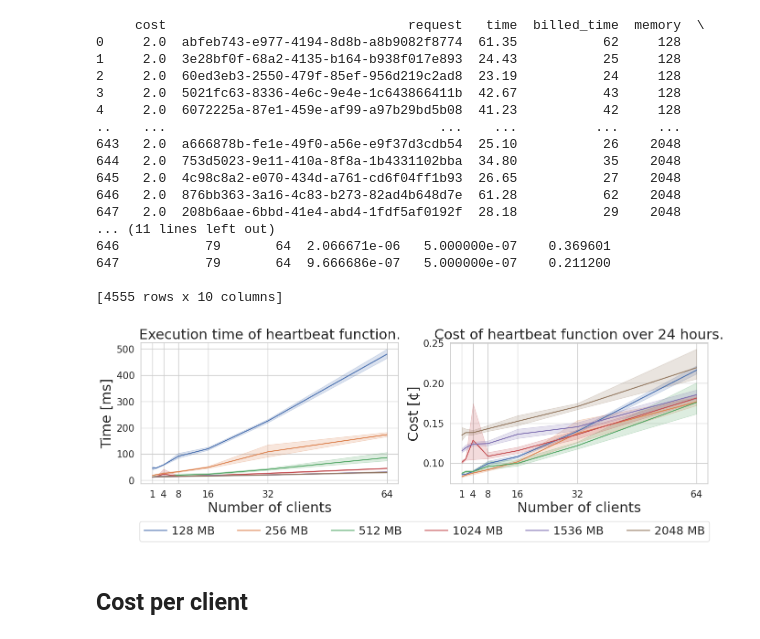
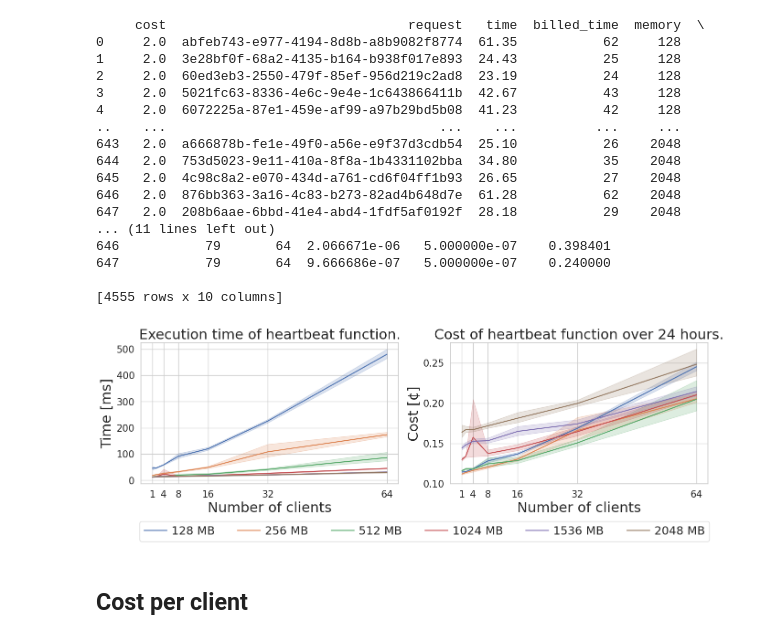
Before and after one commit to spcl/faaskeeper-paper-artifact, a Jupyter notebook: analysis/heartbeat/plots.ipynb, the cells around one changed output. Drawn from its saved outputs; the diff is of its cells as text; code cells hidden in the pictures.

```diff
--- a/analysis/heartbeat/plots.ipynb
+++ b/analysis/heartbeat/plots.ipynb
@@ -42,13 +42,11 @@ dynamodb_r_cost = 0.25 / 10**6
 df['compute_cost'] = df['billed_time'] * df['memory'] * (duration_cost / 1000) / 1024.0
 df['database_cost'] = df['cost'] * dynamodb_r_cost
 # convert to cents
-df['total_cost'] = df['compute_cost'] * requests + df['database_cost'] * requests
+df['total_cost'] = df['compute_cost'] * requests + requests * request_cost + df['database_cost'] * requests
 df['total_cost'] *= 100
 print(df)
 
 sns.lineplot(data=df, x='clients', y='time', hue='memory', ax=axes[0], palette=["C0", "C1", "C2", "C3", "C4", "C5"])#,fontsize=20)
-#sns.lineplot(data=persistent.loc[persistent['op'] == 'write'], x='size', y='data', ax=axes[0], label='S3')#,fontsize=20)
-#axes[0].legend(fontsize=20)
 sns.lineplot(data=df, x='clients', y='total_cost', hue='memory', ax=axes[1], palette=["C0", "C1", "C2", "C3", "C4", "C5"])#,fontsize=20)
 
 
@@ -56,7 +54,7 @@ locs = [2 ** i for i in range(0, 8)]
 del locs[1]
 axes[0].xaxis.set_major_locator(ticker.FixedLocator(locs))
 axes[1].xaxis.set_major_locator(ticker.FixedLocator(locs))
-#axes[0].xaxis.set_major_formatter(ticker.FormatStrFormatter("%.2f"))
+axes[1].yaxis.set_major_formatter(ticker.FormatStrFormatter("%.2f"))
 #axes[0].set_ylim(0, 410)
 #axes[0].set_yscale('log')
 #axes[1].set_ylim(0, 410)
@@ -67,61 +65,37 @@ axes[1].set_ylabel('Cost [¢]',fontsize=22)
 axes[0].set_title('Execution time of heartbeat function.', fontsize=22)
 axes[1].set_title('Cost of heartbeat function over 24 hours.', fontsize=22)
 axes[0].tick_params(axis='x', labelsize=15)
 axes[0].tick_params(axis='y', labelsize=15)
 axes[1].tick_params(axis='x', labelsize=15)
 axes[1].tick_params(axis='y', labelsize=15)
 
-#axes[1].annotate('Penalty on cross\nregion access.', xy=(300, 210),
-#            xytext=(200, 80), fontsize=20, fontweight='bold',
-#            arrowprops=dict(facecolor='black', shrink=0.05)
-#)
-#axes[1].annotate('', xy=(300, 30),
-#            xytext=(300, 80), fontsize=20, fontweight='bold',
-#            arrowprops=dict(facecolor='black', shrink=0.05)
-#)
-#axes[1].annotate('Slow writes on large\n(user) data.', xy=(300, 300),
-#            xytext=(0, 230), fontsize=20, fontweight='bold',
-#            arrowprops=dict(facecolor='black', shrink=0.05)
-#)
-
-#axes[0].annotate('Penalty on cross region access.', xy=(490, 380),
-#            xytext=(0, 300), fontsize=20, fontweight='bold',
-#            arrowprops=dict(facecolor='black', shrink=0.05),
-#            #ha='left'
-#)
-#axes[0].annotate('Efficient read and write\non large user data.', xy=(400, 100),
-#            xytext=(150, 125), fontsize=20, fontweight='bold',
-#            arrowprops=dict(facecolor='black', shrink=0.05)
-#)
+axes[1].set_yticks([0.1, 0.15, 0.2, 0.25])
 
 axes[0].legend().set_visible(False)
 handles, labels = axes[1].get_legend_handles_labels()
 axes[1].legend(handles, [f"{m} MB" for m in labels], ncol=6, bbox_to_anchor=(-0.10, -0.45), loc='lower center', handletextpad=0.4, fontsize=18)
 
 
-#ax.set_title('1M read (solid) and\nwrite (dotted) operations.', fontsize=22)
-#axes[0].plot(,yrange,color='green',linestyle='solid', label='AWS S3', linewidth=4)
-
 plt.savefig("performance_plot_new.pdf",bbox_inches='tight',pad_inches = 0, transparent=False)
 # %% [output]
      cost                               request   time  billed_time  memory  \
 0     2.0  abfeb743-e977-4194-8d8b-a8b9082f8774  61.35           62     128
 1     2.0  3e28bf0f-68a2-4135-b164-b938f017e893  24.43           25     128
 2     2.0  60ed3eb3-2550-479f-85ef-956d219c2ad8  23.19           24     128
 3     2.0  5021fc63-8336-4e6c-9e4e-1c643866411b  42.67           43     128
 4     2.0  6072225a-87e1-459e-af99-a97b29bd5b08  41.23           42     128
 ..    ...                                   ...    ...          ...     ...
 643   2.0  a666878b-fe1e-49f0-a56e-e9f37d3cdb54  25.10           26    2048
 644   2.0  753d5023-9e11-410a-8f8a-1b4331102bba  34.80           35    2048
 645   2.0  4c98c8a2-e070-434d-a761-cd6f04ff1b93  26.65           27    2048
 646   2.0  876bb363-3a16-4c83-b273-82ad4b648d7e  61.28           62    2048
 647   2.0  208b6aae-6bbd-41e4-abd4-1fdf5af0192f  28.18           29    2048
 ... (11 lines left out)
-646           79       64  2.066671e-06   5.000000e-07    0.369601
-647           79       64  9.666686e-07   5.000000e-07    0.211200
+646           79       64  2.066671e-06   5.000000e-07    0.398401
+647           79       64  9.666686e-07   5.000000e-07    0.240000
 
 [4555 rows x 10 columns]
-[figure, old version]
+[figure, new version]
 # %% [markdown]
 ## Cost per client
 # %%
```
Also changed, not shown: 3 other files.
